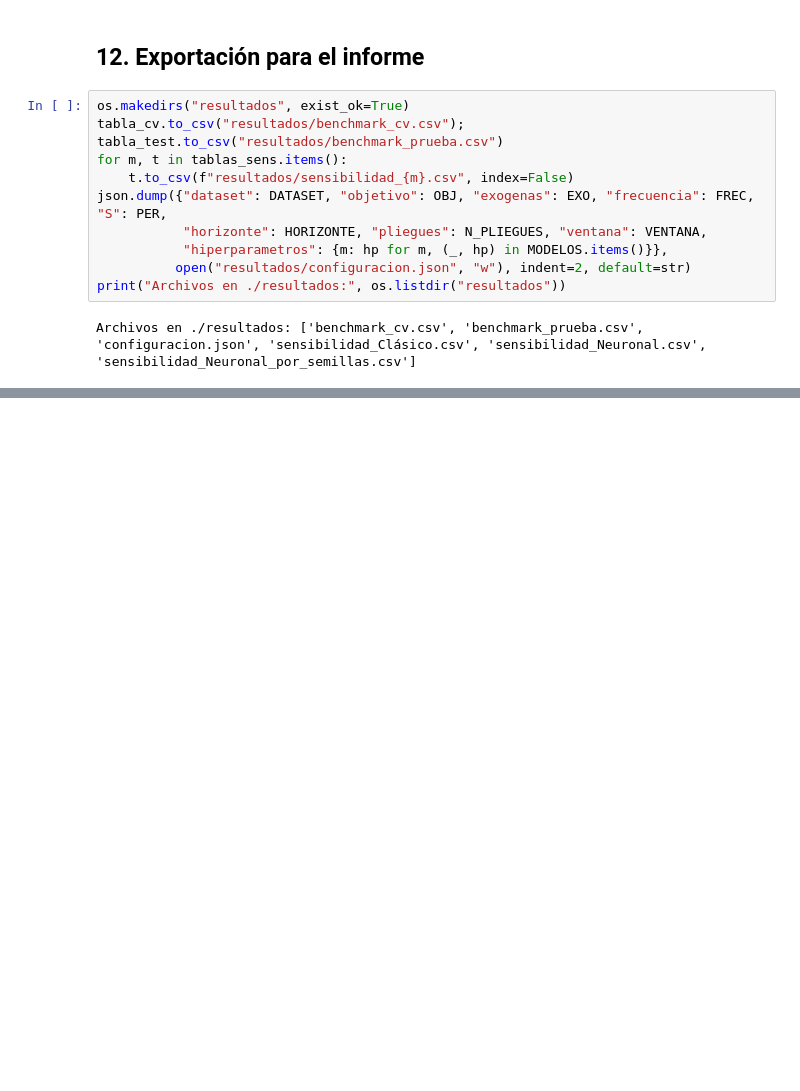
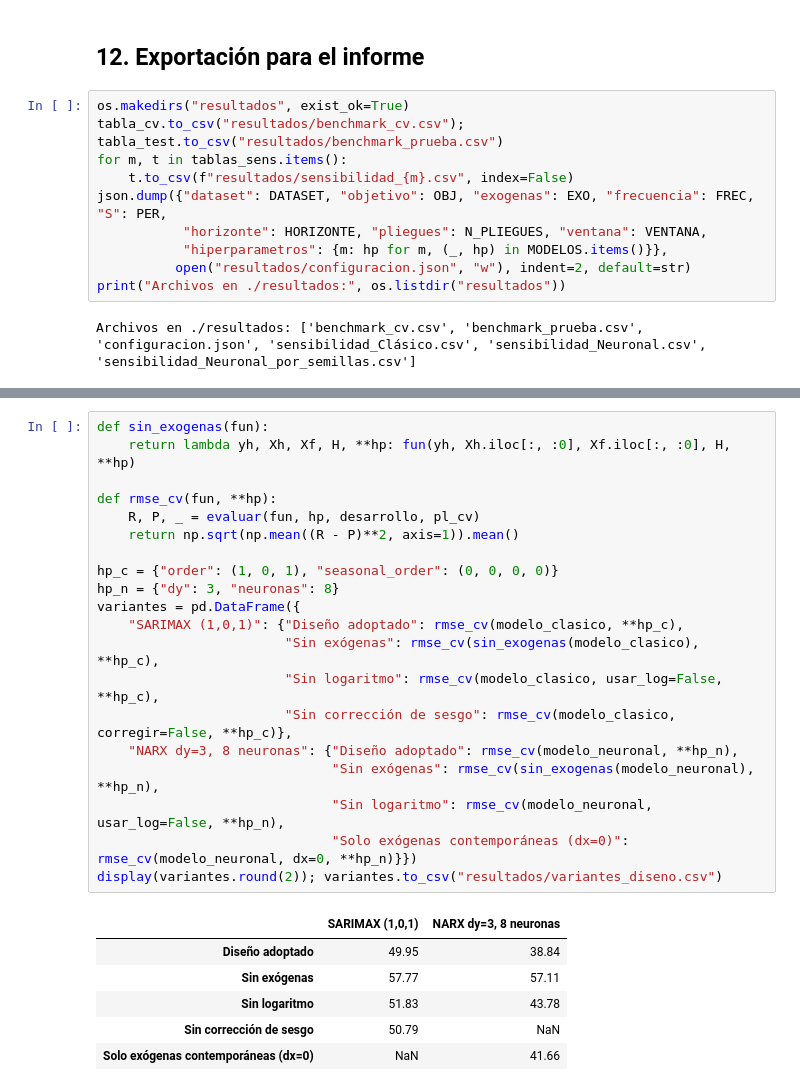
Before and after one commit to Checho019/maestria-inteligencia-computacional, a Jupyter notebook: Series de tiempo/2 Taller benchmarking/TallerST_Beijing.ipynb, the cells around one changed output, grey strips where cells are left out. Cells and saved outputs as stored; diff of their text form; blank space fills up the shorter version.

```diff
--- a/Series de tiempo/2 Taller benchmarking/TallerST_Beijing.ipynb
+++ b/Series de tiempo/2 Taller benchmarking/TallerST_Beijing.ipynb
@@ -500,0 +516,27 @@ Archivos en ./resultados: ['benchmark_cv.csv', 'benchmark_prueba.csv', 'configur
+# %%
+def sin_exogenas(fun):
+    return lambda yh, Xh, Xf, H, **hp: fun(yh, Xh.iloc[:, :0], Xf.iloc[:, :0], H, **hp)
+
+def rmse_cv(fun, **hp):
+    R, P, _ = evaluar(fun, hp, desarrollo, pl_cv)
+    return np.sqrt(np.mean((R - P)**2, axis=1)).mean()
+
+hp_c = {"order": (1, 0, 1), "seasonal_order": (0, 0, 0, 0)}
+hp_n = {"dy": 3, "neuronas": 8}
+variantes = pd.DataFrame({
+    "SARIMAX (1,0,1)": {"Diseño adoptado": rmse_cv(modelo_clasico, **hp_c),
+                        "Sin exógenas": rmse_cv(sin_exogenas(modelo_clasico), **hp_c),
+                        "Sin logaritmo": rmse_cv(modelo_clasico, usar_log=False, **hp_c),
+                        "Sin corrección de sesgo": rmse_cv(modelo_clasico, corregir=False, **hp_c)},
+    "NARX dy=3, 8 neuronas": {"Diseño adoptado": rmse_cv(modelo_neuronal, **hp_n),
+                              "Sin exógenas": rmse_cv(sin_exogenas(modelo_neuronal), **hp_n),
+                              "Sin logaritmo": rmse_cv(modelo_neuronal, usar_log=False, **hp_n),
+                              "Solo exógenas contemporáneas (dx=0)": rmse_cv(modelo_neuronal, dx=0, **hp_n)}})
+display(variantes.round(2)); variantes.to_csv("resultados/variantes_diseno.csv")
+# %% [output]
+|  | SARIMAX (1,0,1) | NARX dy=3, 8 neuronas |
+| Diseño adoptado | 49.95 | 38.84 |
+| Sin exógenas | 57.77 | 57.11 |
+| Sin logaritmo | 51.83 | 43.78 |
+| Sin corrección de sesgo | 50.79 | NaN |
+| Solo exógenas contemporáneas (dx=0) | NaN | 41.66 |
```
Also changed, not shown: parts of 5 cells of this notebook, 12 other files.
